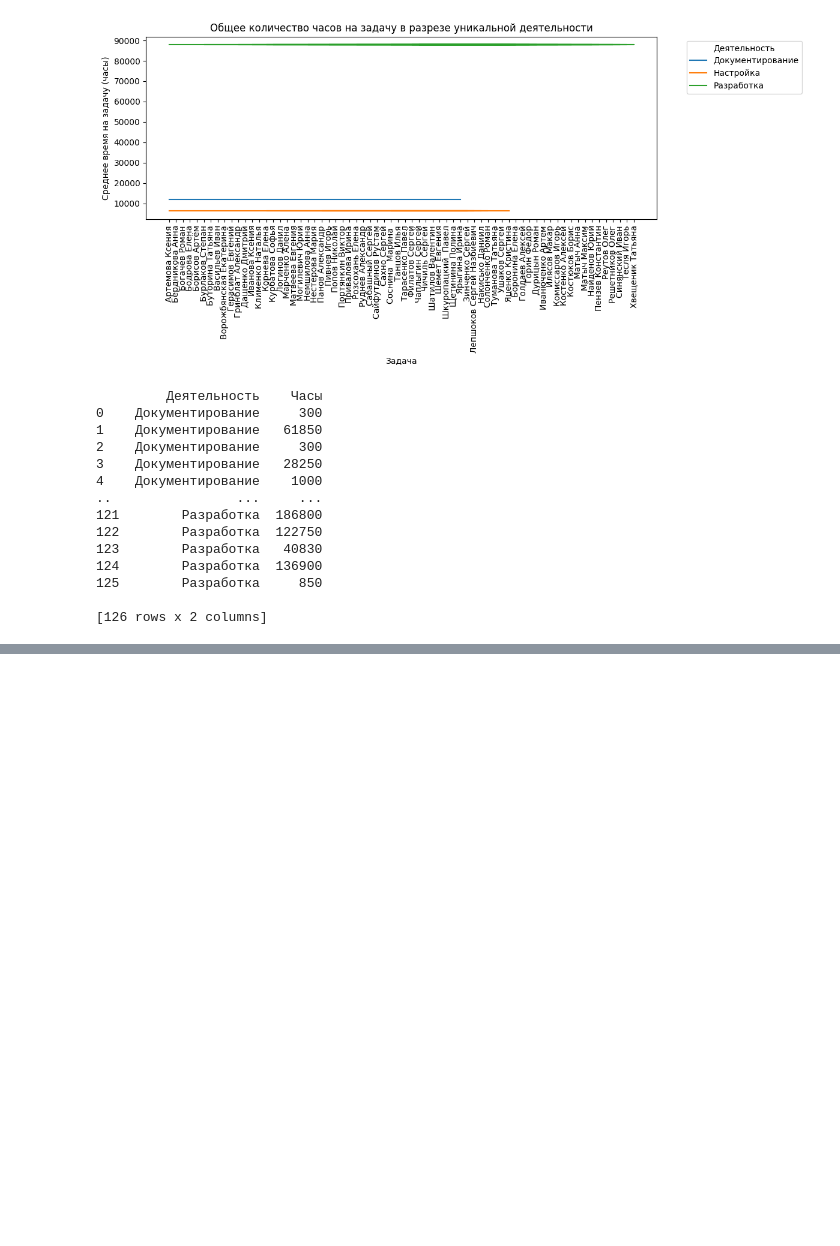
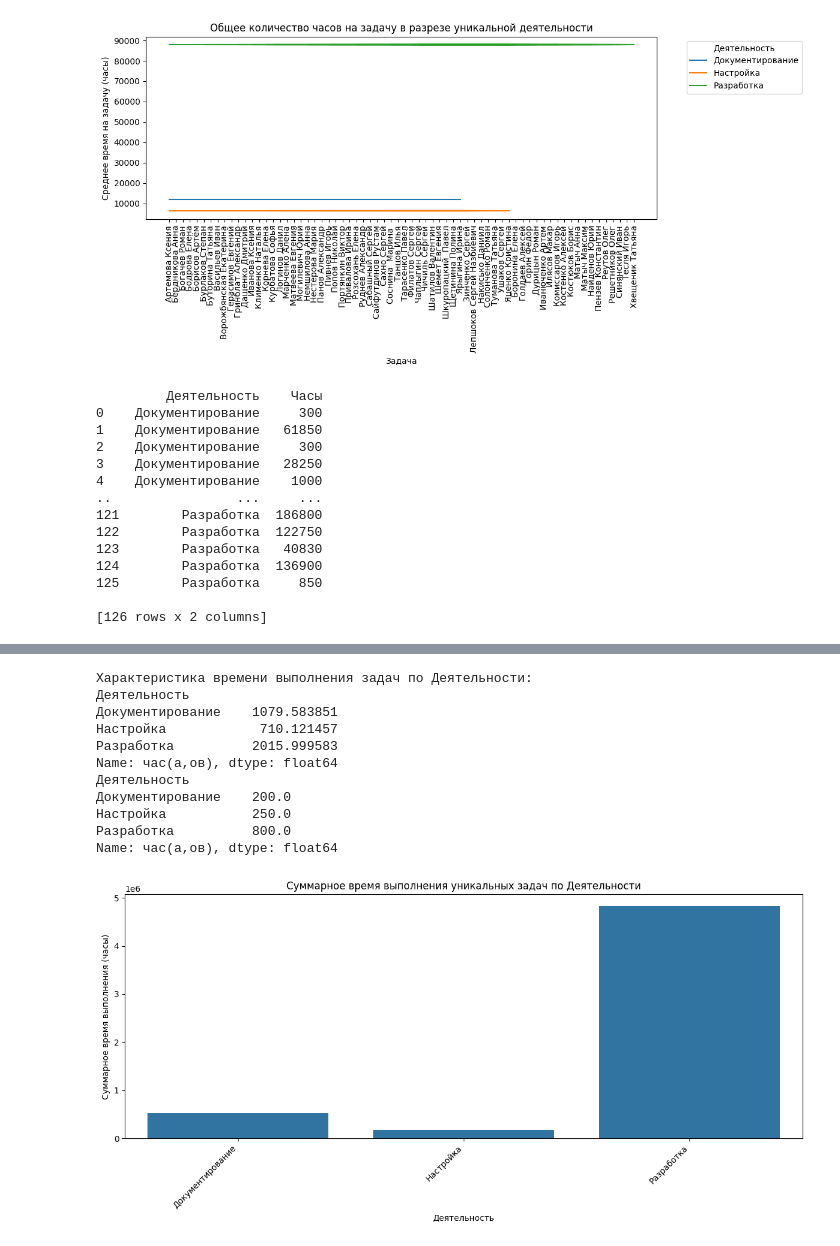
Before and after one commit to SofiFairyTell/BigData, a Jupyter notebook: BigData.ipynb, the cells around one changed output, grey strips where cells are left out. Cells and saved outputs as stored; diff of their text form; code cells hidden in the pictures; blank space fills up the shorter version.

```diff
--- a/BigData.ipynb
+++ b/BigData.ipynb
@@ -663,0 +737,45 @@ print(grouped_df[['Деятельность', 'Часы']])
+# %%
+import pandas as pd
+import seaborn as sns
+import matplotlib.pyplot as plt
+
+# Загрузка данных из файла timelog.csv
+df_timelog = pd.read_csv('timelog.csv')  # Укажите фактический путь к вашему файлу
+
+# Преобразование типа данных в столбце "час(а,ов)" с округлением
+df_timelog['час(а,ов)'] = pd.to_numeric(df_timelog['час(а,ов)'].str.replace(',', ''), errors='coerce').apply(round)
+
+# Группировка данных по уникальным задачам и блокам Деятельности, суммирование часов
+grouped_df = df_timelog.groupby(['Деятельность', 'Номер Задачи']).agg({'час(а,ов)': 'sum'}).reset_index()
+
+# Создание графика
+plt.figure(figsize=(12, 6))
+sns.barplot(x='Деятельность', y='час(а,ов)', data=grouped_df, estimator=sum, errorbar=None)
+plt.title('Суммарное время выполнения уникальных задач по Деятельности')
+plt.xlabel('Деятельность')
+plt.ylabel('Суммарное время выполнения (часы)')
+plt.xticks(rotation=45, ha='right')
+plt.tight_layout()
+
+# Характеристика итогового результата
+mean_hours = grouped_df.groupby('Деятельность')['час(а,ов)'].mean()
+median_hours = grouped_df.groupby('Деятельность')['час(а,ов)'].median()
+print("Характеристика времени выполнения задач по Деятельности:")
+print(mean_hours)
+print(median_hours)
+
+# Сохранение графика в файл PNG
+plt.savefig('график.png', dpi=300, bbox_inches='tight')
+# %% [output]
+Характеристика времени выполнения задач по Деятельности:
+Деятельность
+Документирование    1079.583851
+Настройка            710.121457
+Разработка          2015.999583
+Name: час(а,ов), dtype: float64
+Деятельность
+Документирование    200.0
+Настройка           250.0
+Разработка          800.0
+Name: час(а,ов), dtype: float64
+[figure, added]
```
Also changed, not shown: parts of 6 cells of this notebook, 8 other files.
